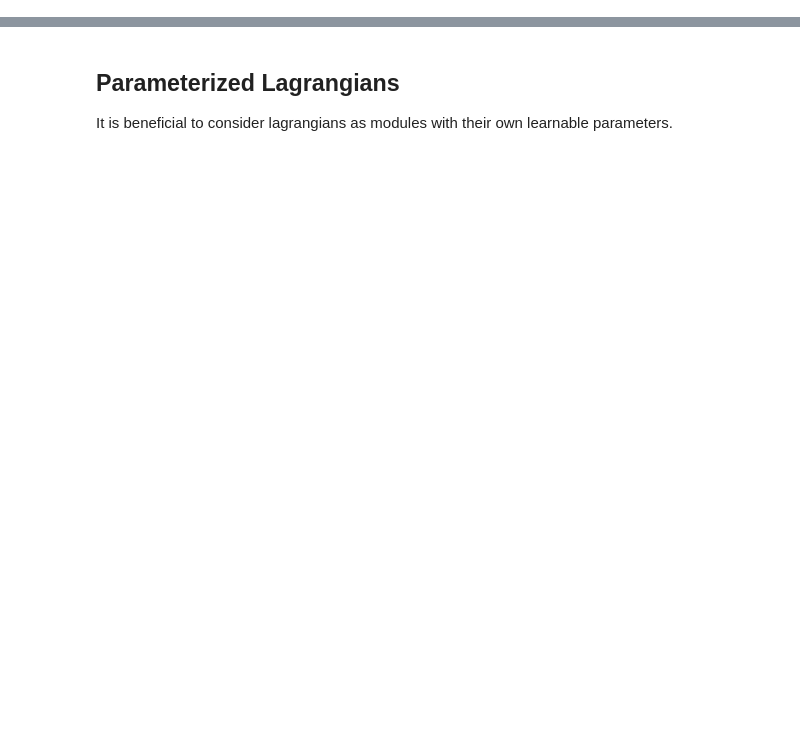
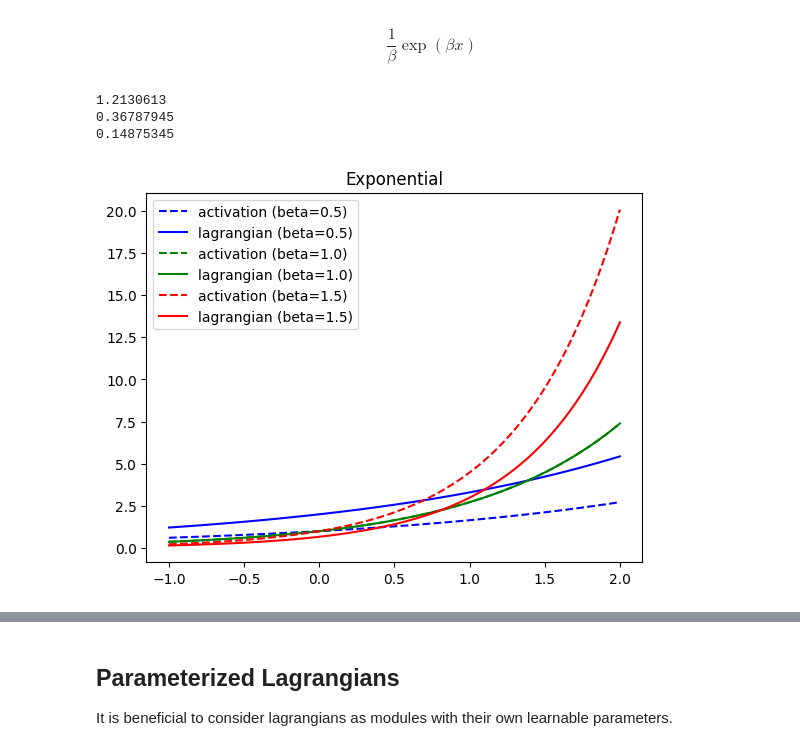
Before and after one commit to bhoov/hamux, a Jupyter notebook: nbs/00_lagrangians.ipynb, the cells around one changed output, grey strips where cells are left out. Saved outputs shown, nothing was run; the diff lists cells and outputs as text; code cells hidden in the pictures; blank space fills up the shorter version.

```diff
--- a/nbs/00_lagrangians.ipynb
+++ b/nbs/00_lagrangians.ipynb
@@ -51,0 +115,35 @@ def lagr_exp(x,
+# %%
+#| export
+def lagr_exp(x,
+             beta:float=1.0): # Inverse temperature
+    """Exponential activation function, as in [Demicirgil et al.](https://arxiv.org/abs/1702.01929). Operates elementwise"""
+    return 1 / beta * jnp.exp(beta * x)
+# %% [markdown]
+$$ \frac{1}{\beta} \exp(\beta x)$$
+# %%
+#| echo: false
+x = np.linspace(-1,2,100)
+betas = [0.5,1.,1.5]
+# betas = [0.5]
+fig, ax = plt.subplots(1)
+colors = 'bgr'
+
+legend = []
+for i, b in enumerate(betas):
+    ff = ft.partial(lagr_exp, beta=b)
+    llagr = lambda x: ff(x).sum()
+    act = jax.grad(llagr)(x)
+    lag = ff(x)
+    c = colors[i]
+    legend += [f"activation (beta={b})", f"lagrangian (beta={b})"]
+    ax.plot(x,act,f"{c}--", x,lag,f"{c}-")
+    ax.set_title("Exponential")
+    print(lag.min())
+
+ax.legend(legend)
+plt.show(fig)
+# %% [output]
+1.2130613
+0.36787945
+0.14875345
+[figure, added]
```
Also changed, not shown: parts of 33 cells of this notebook, 7 other files.
